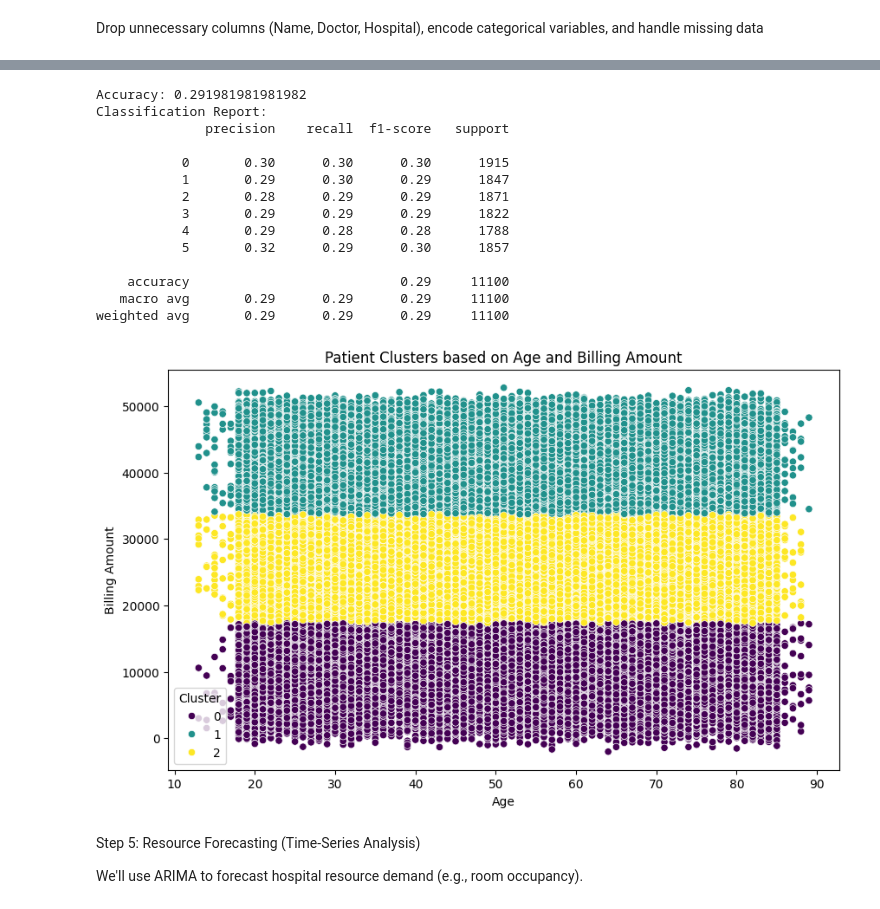
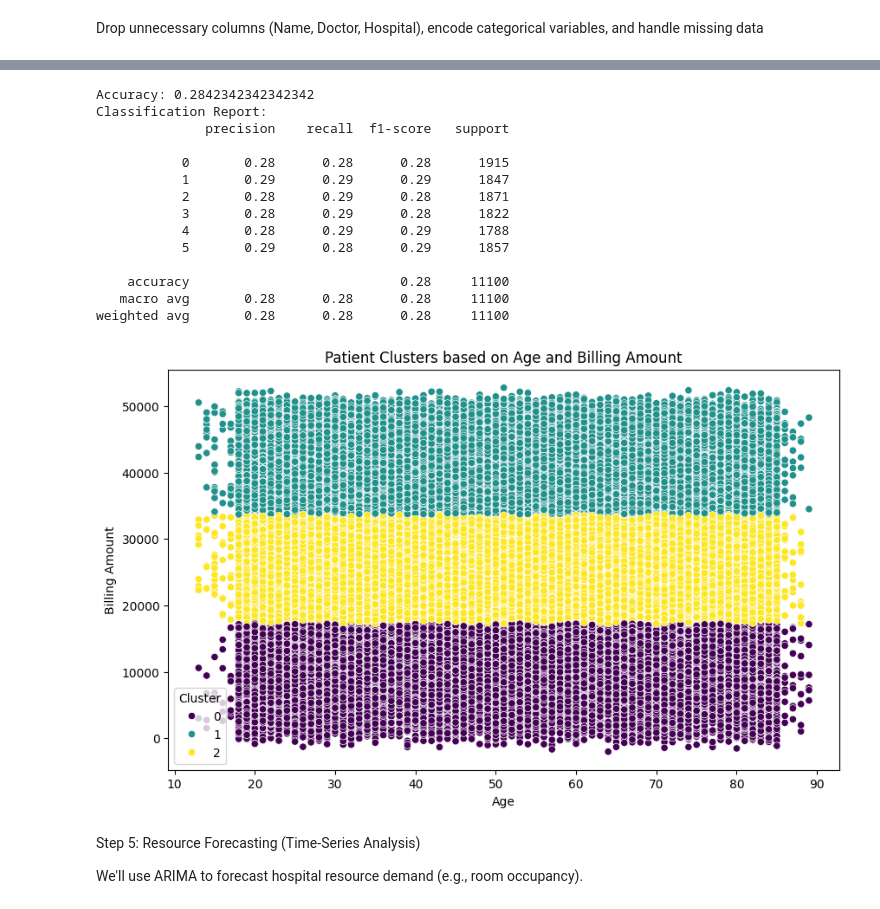
Before and after one commit to roshanshresthanp/early-disease-detection, a Jupyter notebook: healthcare-dataset.ipynb, the cells around one changed output, grey strips where cells are left out. Saved outputs shown, nothing was run; the diff lists cells and outputs as text; code cells hidden in the pictures.

```diff
--- a/healthcare-dataset.ipynb
+++ b/healthcare-dataset.ipynb
@@ -34,12 +34,12 @@ Dataset shape: (55500, 15)
 Drop unnecessary columns (Name, Doctor, Hospital), encode categorical variables, and handle missing data
 # %%
 # Drop columns that are not needed for ML models
-df_cleaned = df.drop(['Name', 'Doctor', 'Hospital'], axis=1)
+df_cleaned = df.drop(['Name', 'Doctor', 'Hospital','Room Number','Discharge Date','Gender','Blood Type'], axis=1)
 
 # Convert date columns to datetime and create "Length of Stay"
 df_cleaned['Date of Admission'] = pd.to_datetime(df_cleaned['Date of Admission'])
-df_cleaned['Discharge Date'] = pd.to_datetime(df_cleaned['Discharge Date'])
-df_cleaned['Length of Stay'] = (df_cleaned['Discharge Date'] - df_cleaned['Date of Admission']).dt.days
+# df_cleaned['Discharge Date'] = pd.to_datetime(df_cleaned['Discharge Date'])
+# df_cleaned['Length of Stay'] = (df_cleaned['Discharge Date'] - df_cleaned['Date of Admission']).dt.days
 
 # Handle missing values (e.g., replace NaN with mean or mode)
 df_cleaned['Billing Amount'].fillna(df_cleaned['Billing Amount'].mean(), inplace=True)
@@ -50,8 +50,8 @@ df_cleaned['Test Results'].fillna('Unknown', inplace=True)
 label_encoder = LabelEncoder()
 
 # Encode 'Gender', 'Blood Type', 'Medical Condition', 'Admission Type', 'Test Results'
-df_cleaned['Gender'] = label_encoder.fit_transform(df_cleaned['Gender'])
-df_cleaned['Blood Type'] = label_encoder.fit_transform(df_cleaned['Blood Type'])
+# df_cleaned['Gender'] = label_encoder.fit_transform(df_cleaned['Gender'])
+# df_cleaned['Blood Type'] = label_encoder.fit_transform(df_cleaned['Blood Type'])
 df_cleaned['Medical Condition'] = label_encoder.fit_transform(df_cleaned['Medical Condition'])
 df_cleaned['Admission Type'] = label_encoder.fit_transform(df_cleaned['Admission Type'])
 df_cleaned['Test Results'] = label_encoder.fit_transform(df_cleaned['Test Results'])
@@ -98,10 +98,10 @@ rf_classifier = RandomForestClassifier(n_estimators=100, random_state=42)
 
 # Convert 'Date of Admission' and 'Discharge Date' to numerical features
 X_train['Date of Admission'] = X_train['Date of Admission'].dt.dayofyear
-X_train['Discharge Date'] = X_train['Discharge Date'].dt.dayofyear
+# X_train['Discharge Date'] = X_train['Discharge Date'].dt.dayofyear
 
 X_test['Date of Admission'] = X_test['Date of Admission'].dt.dayofyear
-X_test['Discharge Date'] = X_test['Discharge Date'].dt.dayofyear
+# X_test['Discharge Date'] = X_test['Discharge Date'].dt.dayofyear
 
 # Convert 'Insurance Provider' and 'Medication' to numerical using Label Encoding
 # Create a LabelEncoder instance
@@ -128,53 +128,53 @@ print(f"Accuracy: {accuracy_score(y_test, y_pred)}")
 print("Classification Report:")
 print(classification_report(y_test, y_pred))
 # %% [output]
-Accuracy: 0.291981981981982
+Accuracy: 0.2842342342342342
 Classification Report:
               precision    recall  f1-score   support
 
-           0       0.30      0.30      0.30      1915
-           1       0.29      0.30      0.29      1847
-           2       0.28      0.29      0.29      1871
-           3       0.29      0.29      0.29      1822
-           4       0.29      0.28      0.28      1788
-           5       0.32      0.29      0.30      1857
+           0       0.28      0.28      0.28      1915
+           1       0.29      0.29      0.29      1847
+           2       0.28      0.29      0.28      1871
+           3       0.28      0.29      0.28      1822
+           4       0.28      0.29      0.29      1788
+           5       0.29      0.28      0.29      1857
 
-    accuracy                           0.29     11100
-   macro avg       0.29      0.29      0.29     11100
-weighted avg       0.29      0.29      0.29     11100
+    accuracy                           0.28     11100
+   macro avg       0.28      0.28      0.28     11100
+weighted avg       0.28      0.28      0.28     11100
 # %%
 # Use KMeans clustering to segment patients into clusters
 kmeans = KMeans(n_clusters=3, random_state=42)
 
 # Instead of converting 'Date of Admission' and 'Discharge Date' again,
 # create a copy of df_cleaned with the necessary preprocessing for KMeans
 # Exclude 'Cluster' from drop as it doesn't exist yet. It will be created later
 X_kmeans = df_cleaned.drop(['Medical Condition'], axis=1)
 
 # Convert 'Date of Admission' and 'Discharge Date' to numerical features
 X_kmeans['Date of Admission'] = X_kmeans['Date of Admission'].dt.dayofyear
-X_kmeans['Discharge Date'] = X_kmeans['Discharge Date'].dt.dayofyear
+# X_kmeans['Discharge Date'] = X_kmeans['Discharge Date'].dt.dayofyear
 
 # Convert 'Insurance Provider' and 'Medication' to numerical using Label Encoding
 # Create a LabelEncoder instance for 'Insurance Provider'
 insurance_encoder = LabelEncoder()
 # Create a LabelEncoder instance for 'Medication'
 medication_encoder = LabelEncoder()
 
 # Fit and transform on X_kmeans
 X_kmeans['Insurance Provider'] = insurance_encoder.fit_transform(X_kmeans['Insurance Provider'])
 X_kmeans['Medication'] = medication_encoder.fit_transform(X_kmeans['Medication'])
 
 # Fit the KMeans model
 df_cleaned['Cluster'] = kmeans.fit_predict(X_kmeans)
 
 # Visualize clusters using Age and Billing Amount
 plt.figure(figsize=(10,6))
 sns.scatterplot(x='Age', y='Billing Amount', hue='Cluster', data=df_cleaned, palette='viridis')
 plt.title('Patient Clusters based on Age and Billing Amount')
 plt.show()
 # %% [output]
-[figure, old version]
+[figure, new version]
 # %% [markdown]
 Step 5: Resource Forecasting (Time-Series Analysis)
 
```
Also changed, not shown: parts of 6 cells of this notebook, 7 other files.
